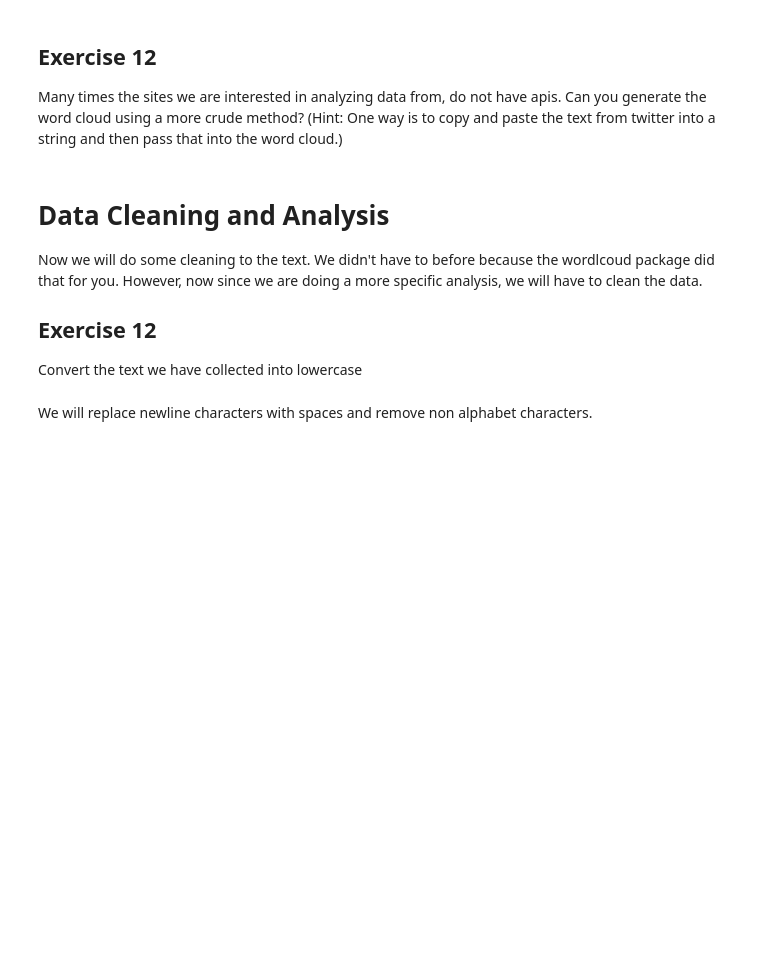
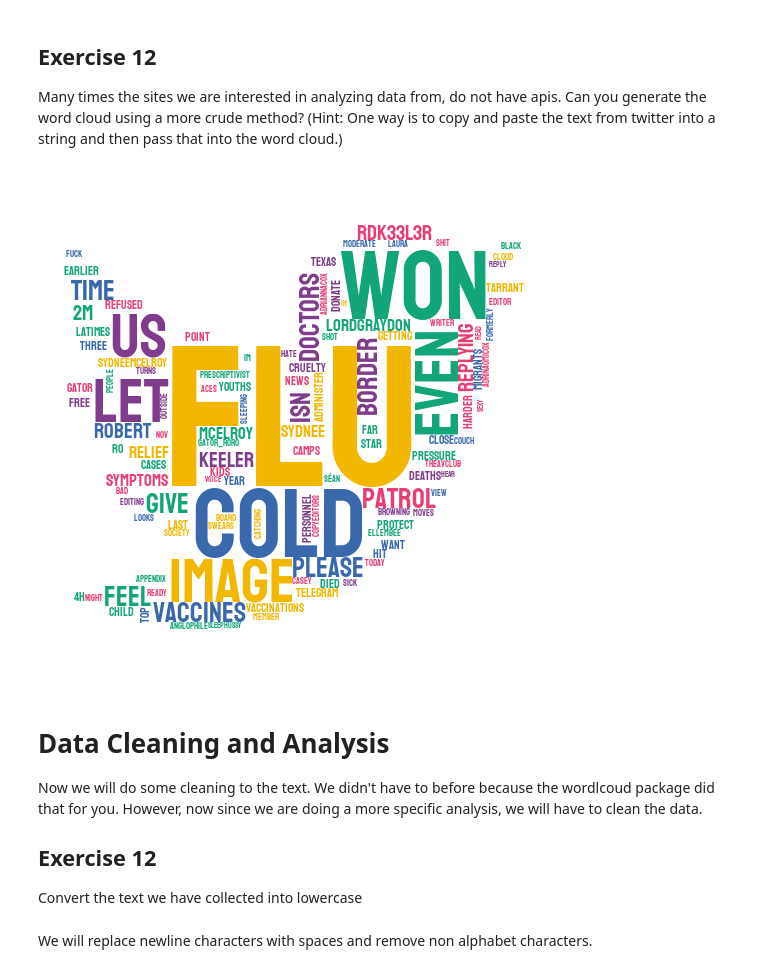
Before and after one commit to silverdrake11/twitter_uchicago_workshop, a Jupyter notebook: notebook.ipynb, the cells around one changed output. Saved outputs shown, nothing was run; the diff lists cells and outputs as text; code cells hidden in the pictures; blank space fills up the shorter version.

```diff
--- a/notebook.ipynb
+++ b/notebook.ipynb
@@ -308,3 +388,66 @@ Many times the sites we are interested in analyzing data from, do not have apis.
+# %%
+text_from_website ='''
+Robert Keeler
+@rdk33l3r
+·
+2m
+Replying to
+@LordGraydon
+& for relief of cold and flu symptoms!
+Image
+Sydnee McElroy
+💖
+💜
+💙
+@sydneemcelroy
+·
+4h
+They won’t close the camps, they won’t protect the kids and they won’t even let us donate the flu vaccines and the time and personnel to give them. If the cruelty isn’t the point, what is?
+After child deaths, doctors pressure Border Patrol to let them administer flu vaccines
+After three youths died of the flu last year, doctors want to give free vaccinations to migrants — but Border Patrol has so far refused.
+latimes.com
+Top news
+star-telegram.com
+Tarrant, Texas getting hit earlier and harder by flu cases
+gator-RO
+👩🏼‍🚒
+@Gator_RoRo
+·
+Nov 20
+Turns out it isn’t the flu....
+his appendix looks bad...
+I’m ready for this black cloud to get from above us.
+🙏
+
+💔
+Image
+People
+Laura M. Browning
+💪🏻
+💉
+please get your flu shot
+@ellembee
+Writer, editor, Anglophile, moderate prescriptivist. Formerly @TheAVClub
+. Board member, ACES: The Society for Editing @copyeditors
+. Swears are my own. she/her
+View all
+AdriannaCox
+@AdriNaomiCox
+·
+1m
+I feel like shit I only moves once off this couch today I am sick as fuck and I feel like sleeping also It is night time for me and I am cold and outside isn't even cold I hate catching the flu
+Séan Casey
+@SleepHussy
+·
+1h
+Please reply with what YOU would like to hear read in my Sexy Flu Voice
+
+'''
+
+stylecloud.gen_stylecloud(text=text_from_website, icon_name='fab fa-twitter', output_name=filename)
+Image(filename=filename)
+# %% [output]
+[figure, added]
 # %% [markdown]
 # Data Cleaning and Analysis
 
```
Also changed, not shown: parts of 32 cells of this notebook.
